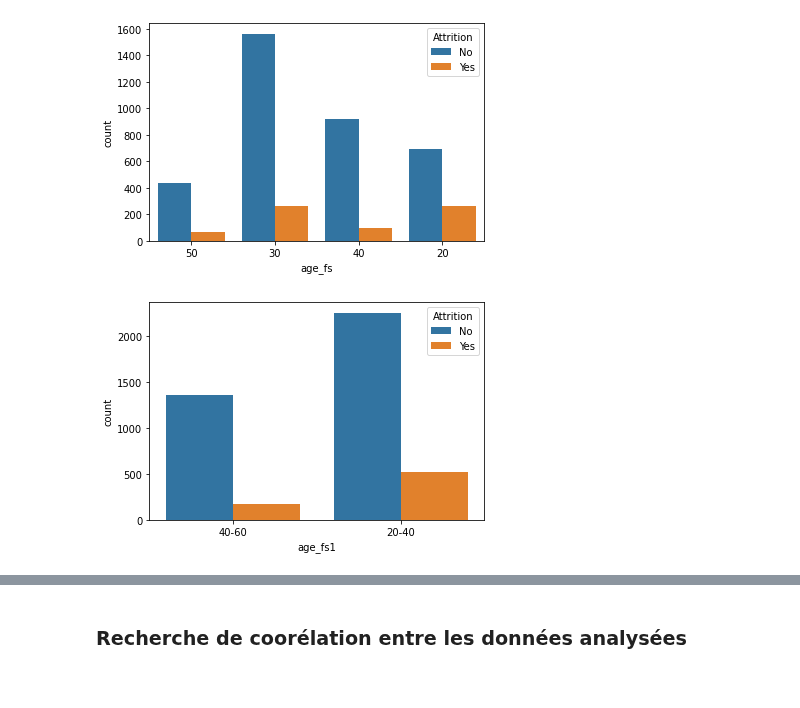
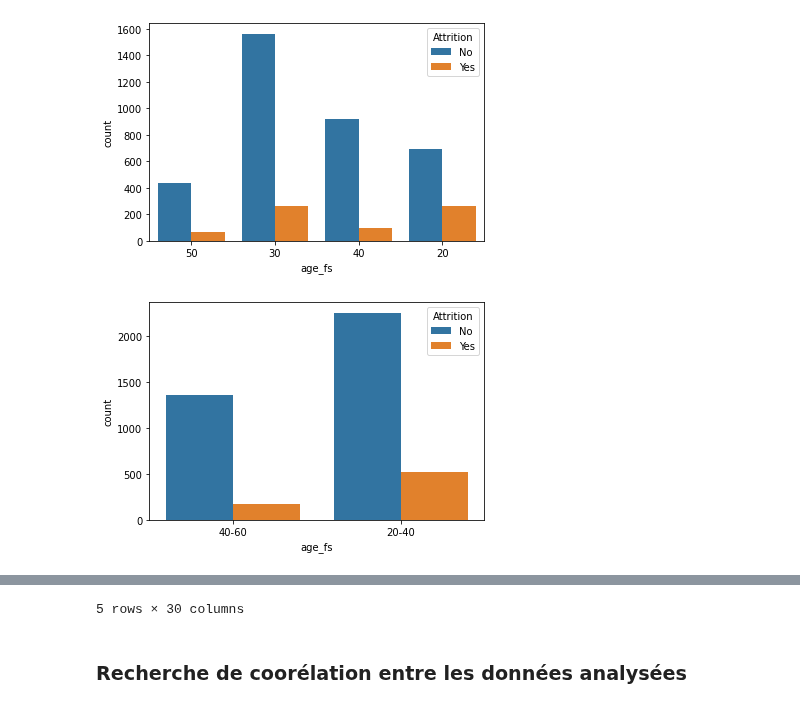
Before and after one commit to Killian-drh/Projet-HR-Analysis, a Jupyter notebook: Projet_IA.ipynb, the cells around one changed output, grey strips where cells are left out. Cells and saved outputs as stored; diff of their text form; code cells hidden in the pictures.

```diff
--- a/Projet_IA.ipynb
+++ b/Projet_IA.ipynb
@@ -347,13 +358,15 @@ ValueError: could not convert string to float: 'No'
 # %%
 df['age_fs']=df['Age'].map(lambda x: "20" if(x<30) else ("30" if(30<=x<40) else ("40" if(40<=x<50) else "50")))
-df['age_fs1']=df['Age'].map(lambda x: "20-40" if(x<40) else "40-60")
+#df['age_fs1']=df['Age'].map(lambda x: "20-40" if(x<40) else "40-60")
 # %%
 sns.countplot(df["age_fs"],hue=df['Attrition'])
 plt.show()
 # %% [output]
 [figure]
 # %%
-sns.countplot(df["age_fs1"],hue=df['Attrition'])
+df['age_fs']=df['Age'].map(lambda x: "20-40" if(x<40) else "40-60")
+sns.countplot(df["age_fs"],hue=df['Attrition'])
 plt.show()
+df.head()
 # %% [output]
-[figure, old version]
+[figure, new version]
@@ -360,3 +379,4 @@ plt.show()
+5 rows × 30 columns
 # %% [markdown]
 ### Recherche de coorélation entre les données analysées
 # %%
```
Also changed, not shown: parts of 56 cells of this notebook.
